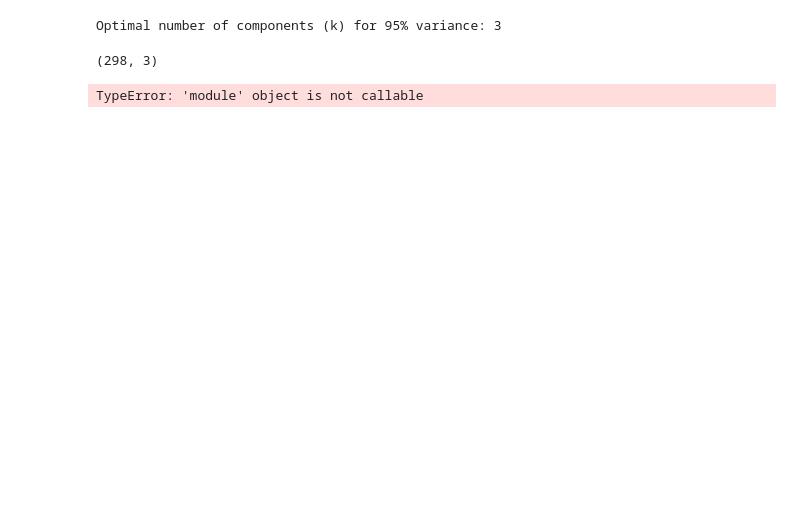
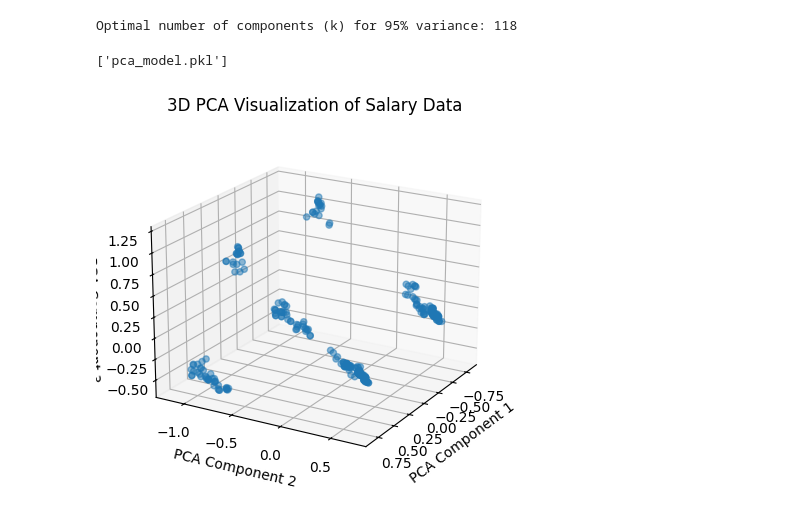
Before and after one commit to fastasturtlee/EDA, a Jupyter notebook: proj.ipynb, the cells around one changed output. Cells and saved outputs as stored; diff of their text form; code cells hidden in the pictures; blank space fills up the shorter version.

```diff
--- a/proj.ipynb
+++ b/proj.ipynb
@@ -59,16 +72,19 @@ train_salary_data.head(10)
 encoder = OneHotEncoder(handle_unknown='ignore', sparse_output=False,dtype='int')
 
 encoded_cols = ["Age", "Education Level", "Job Title","Gender"]
-encoded_data = encoder.fit_transform(train_salary_data[encoded_cols])
+encoder.fit(salary_data[encoded_cols])
+
+
+encoded_data = encoder.transform(salary_data[encoded_cols])
 encoded_df = DataFrame(encoded_data, columns=encoder.get_feature_names_out(encoded_cols),dtype=int)
 
 encoded_df = encoded_df.astype(int)
 
-# Drop and concat
-train_salary_data = concat([
-    train_salary_data.drop(columns=encoded_cols).reset_index(drop=True),
+salary_data = concat([
+    salary_data.drop(columns=encoded_cols).reset_index(drop=True),
     encoded_df.reset_index(drop=True)
 ], axis=1)
+dump(encoder, 'encoder.pkl')
 
-train_salary_data.head(10)
+encoder.categories_
 # %% [output]
@@ -86,0 +108,4 @@ train_salary_data.head(10)
+# %%
+scaler_pca = MinMaxScaler()
+salary_data = scaler_pca.fit_transform(salary_data.values)
+salary_data
@@ -87,5 +120,7 @@ train_salary_data.head(10)
+# %%
+train_salary_data, test_salary_data,train_target_salary_data,test_target_salary_data = train_test_split(salary_data, target_salary_data, test_size=0.2, random_state=42)
 # %%
-pca = PCA(n_components=185)
+pca = PCA(n_components=211)
 
 pca.fit(train_salary_data)
 explained_variance_ratio = pca.explained_variance_ratio_
@@ -95,22 +130,30 @@ print(f"Optimal number of components (k) for 95% variance: {optimal_k}")
 pca = PCA(n_components=optimal_k)
 pca_train_salary_data = pca.fit_transform(train_salary_data)
 pca_train_salary_data.shape
+
+dump(pca, 'pca_model.pkl')
 # %% [output]
-Optimal number of components (k) for 95% variance: 3
+Optimal number of components (k) for 95% variance: 118
-(298, 3)
+['pca_model.pkl']
 # %%
 from seaborn import scatterplot
 from matplotlib.pyplot import figure, show
 
 fig = figure()
 ax = fig.add_subplot(projection='3d')
 
-ax.scatter3D(pca_train_salary_data[:, 0], pca_train_salary_data[:, 1], pca_train_salary_data[:, 2], c=train_target_salary_data, cmap='viridis')
+ax.scatter3D(
+    pca_train_salary_data[:, 0],
+    pca_train_salary_data[:, 1],
+    pca_train_salary_data[:, 2],
+    cmap='viridis',
+    alpha=0.5
+)
 ax.set_xlabel('PCA Component 1')
 ax.set_ylabel('PCA Component 2')
 ax.set_zlabel('PCA Component 3')
 ax.set_title('3D PCA Visualization of Salary Data')
 ax.view_init(elev=20, azim=30)
 fig.show()
 # %% [output]
-TypeError: 'module' object is not callable
+[figure, added]
```
Also changed, not shown: parts of 24 cells of this notebook, 9 other files.
